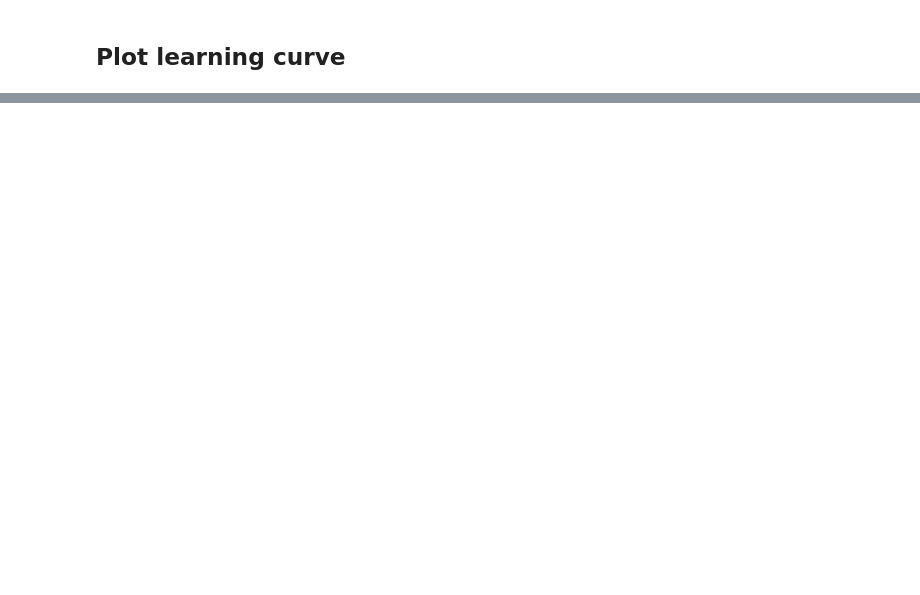
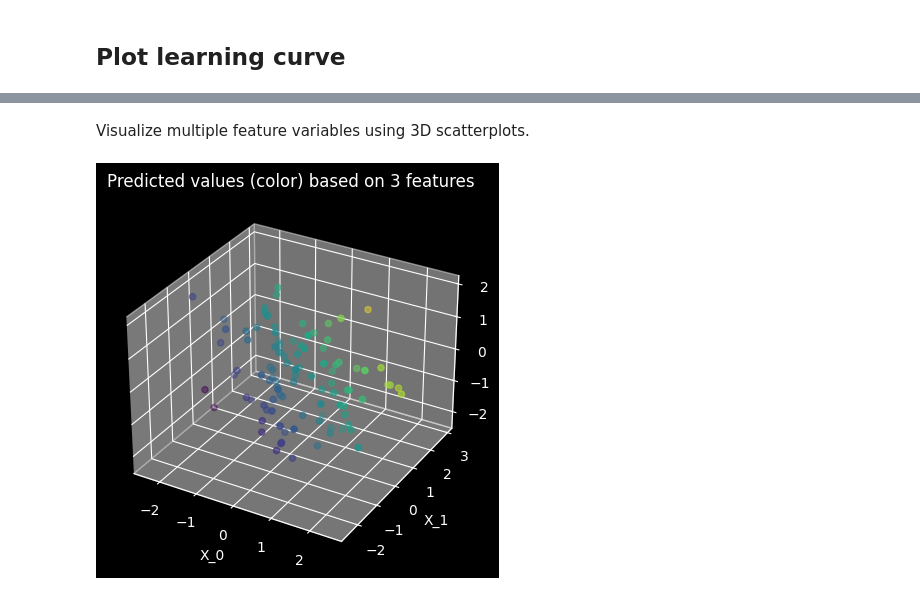
Before and after one commit to rparkr/ml-projects, a Jupyter notebook: gradient_descent.ipynb, the cells around one changed output, grey strips where cells are left out. Cells and saved outputs as stored; diff of their text form; code cells hidden in the pictures; blank space fills up the shorter version.

```diff
--- a/gradient_descent.ipynb
+++ b/gradient_descent.ipynb
@@ -219,0 +249,18 @@ plt.show()
+# %% [markdown]
+Visualize multiple feature variables using 3D scatterplots.
+# %%
+# Attempt 3D visualization in matplotlib
+# (a library like Plotly is better suited for this, see cell below)
+fig = plt.figure()
+ax = fig.add_subplot(projection='3d')
+
+y_hat = np.dot(X[:, 0:3], weights[0:3]) + bias
+ax.scatter(X[:, 0], X[:, 1], X[:, 2], c=y_hat)
+ax.set_xlabel('X_0')
+ax.set_ylabel('X_1')
+ax.set_zlabel('X_2')
+ax.set_label('Color: y_hat')
+ax.set_title('Predicted values (color) based on 3 features')
+plt.show()
+# %% [output]
+[figure, added]
```
Also changed, not shown: parts of 8 cells of this notebook.
